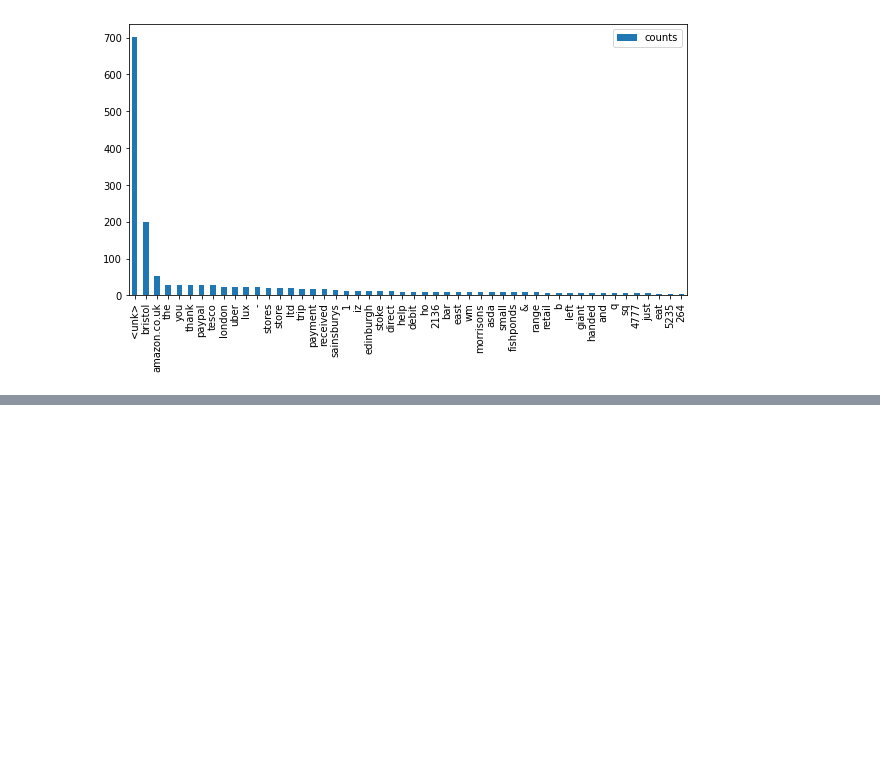
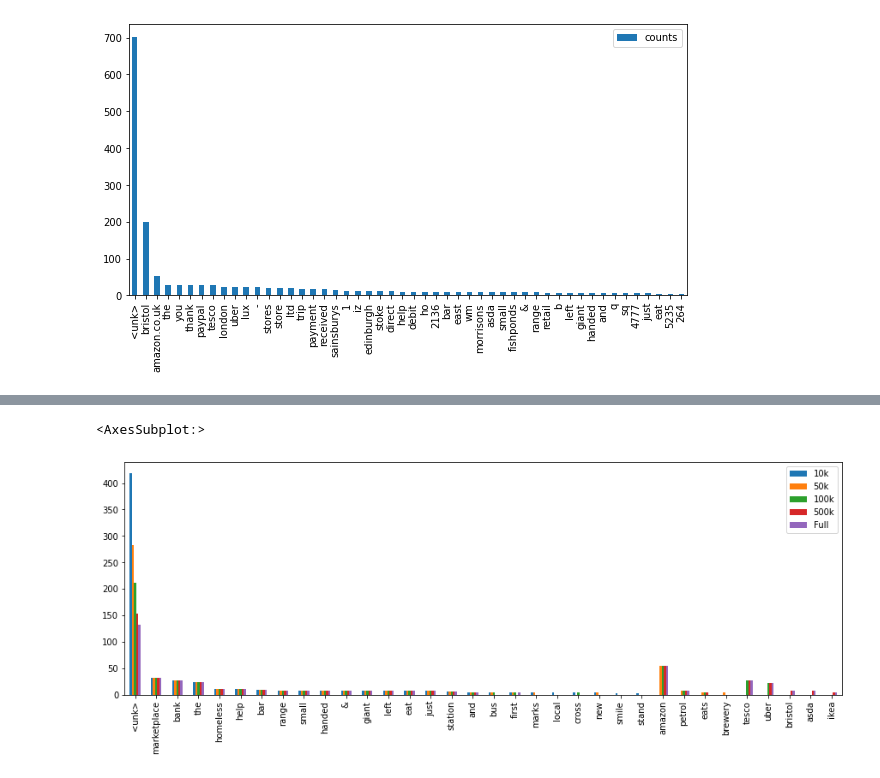
Before and after one commit to HalestormAI/where-did-my-money-go, a Jupyter notebook: notebooks/tokenisation-walkthrough.ipynb, the cells around one changed output, grey strips where cells are left out. Cells and saved outputs as stored; diff of their text form; code cells hidden in the pictures; blank space fills up the shorter version.

```diff
--- a/notebooks/tokenisation-walkthrough.ipynb
+++ b/notebooks/tokenisation-walkthrough.ipynb
@@ -115,15 +112,15 @@ plot_word_histogram(stacked_tokenized_refs, 50)
 # %% [output]
 [figure]
 # %%
-embeds = load_vectors("data/wiki-news-300d-1M.vec",100000)
-tokenized_refs_and_labels = tokenize_data(refs_and_labels, embeds)
+vocab_100k = load_vectors("data/wiki-news-300d-1M.vec",100000)
+tokenized_refs_and_labels = tokenize_data(refs_and_labels, vocab_100k)
 stacked_tokenized_refs = reduce(lambda x, y: x + y[0], tokenized_refs_and_labels, [])
 plot_word_histogram(stacked_tokenized_refs, 50)
 # %% [output]
 [figure]
 # %%
-embeds = load_vectors("data/wiki-news-300d-1M.vec",500000)
-tokenized_refs_and_labels = tokenize_data(refs_and_labels, embeds)
+vocab_500k = load_vectors("data/wiki-news-300d-1M.vec",500000)
+tokenized_refs_and_labels = tokenize_data(refs_and_labels, vocab_500k)
 stacked_tokenized_refs = reduce(lambda x, y: x + y[0], tokenized_refs_and_labels, [])
 plot_word_histogram(stacked_tokenized_refs, 50)
 # %% [output]
@@ -135,0 +158,18 @@ plot_word_histogram(stacked_tokenized_refs, 50)
+# %%
+def get_word_histogram_for_vocab(vocab, words, lim=None):
+    token_data = tokenize_data(words, vocab)
+    stacked_tokenized_refs = reduce(lambda x, y: x + y[0], token_data, [])
+    word_counts = Counter(stacked_tokenized_refs)
+    df_counts = pd.DataFrame.from_dict(word_counts, orient="index", columns = ["counts"])
+    df_counts = df_counts.sort_values('counts',ascending=False)
+    return df_counts if lim is None else df_counts[:lim]
+
+vocabs = (vocab_10k, vocab_50k, vocab_100k, vocab_500k, vocab_full)
+all_counts =[get_word_histogram_for_vocab(v, zip(data['Vendor'], data['Category']), 25) for v in vocabs]
+# %%
+all_counts_df = pd.concat(all_counts, axis=1)
+all_counts_df.columns=("10k", "50k", "100k", "500k", "Full")
+all_counts_df.plot(kind='bar', figsize=(15,5))
+# %% [output]
+<AxesSubplot:>
+[figure, added]
```
Also changed, not shown: parts of 17 cells of this notebook.
